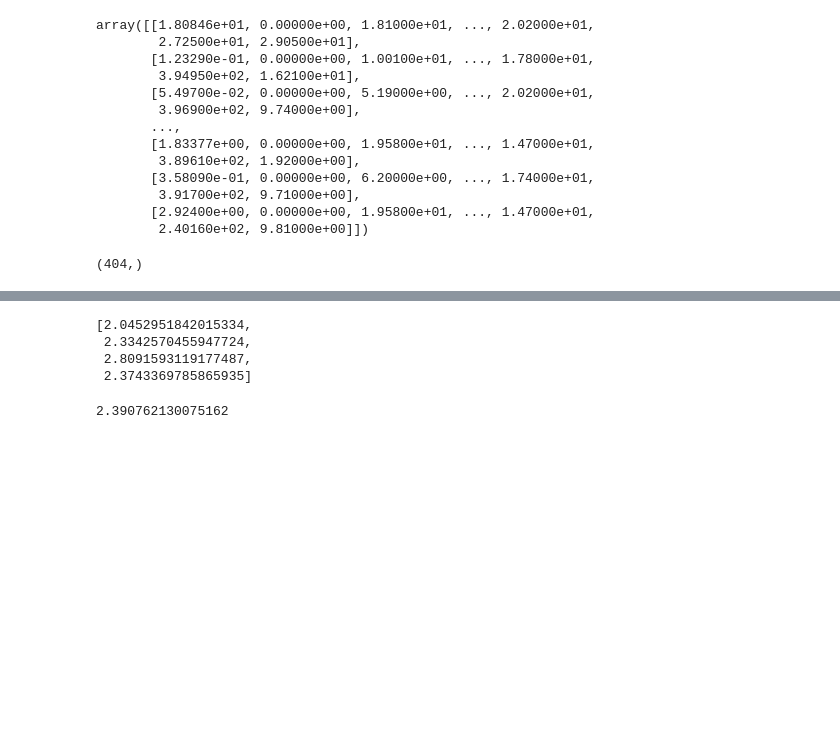
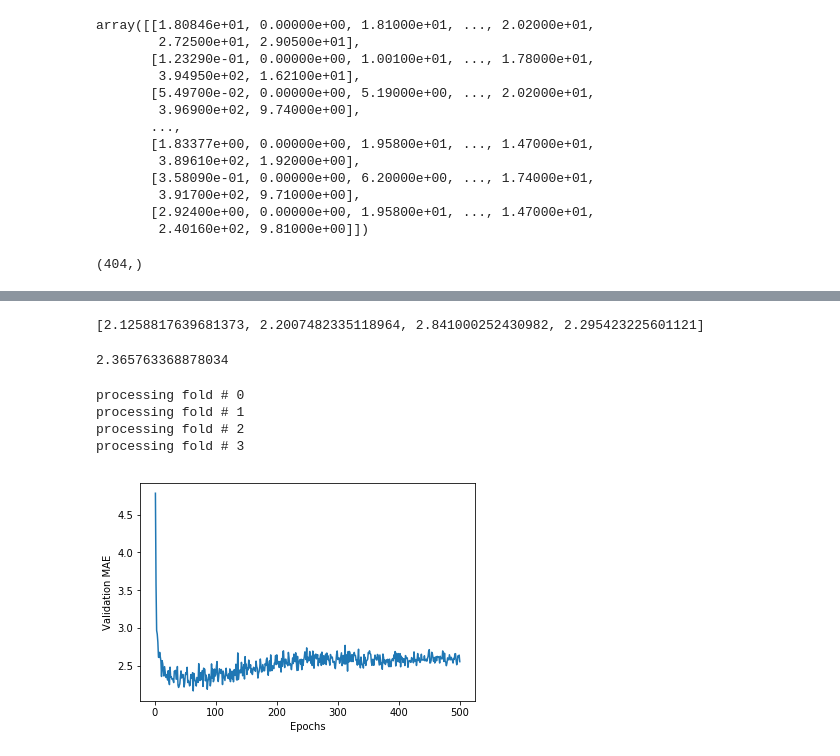
Before and after one commit to DonghuiJin/deep-learning-in-Python, a Jupyter notebook: 3/3_7_predicting_house_prices.ipynb, the cells around one changed output, grey strips where cells are left out. Drawn from its saved outputs; the diff is of its cells as text; code cells hidden in the pictures; blank space fills up the shorter version.

```diff
--- a/3/3_7_predicting_house_prices.ipynb
+++ b/3/3_7_predicting_house_prices.ipynb
@@ -107,7 +107,7 @@ for i in range(k):
               partial_train_targets,
               epochs=num_epochs,
               batch_size=1,
-              verbose=0)
+              verbose=1)
     #在验证数据上评估模型
     val_mse, val_mae = model.evaluate(val_data, val_targets, verbose=0)
     all_scores.append(val_mae)
@@ -125,11 +132,67 @@ processing fold # 3
 # %%
 all_scores
 # %% [output]
-[2.0452951842015334,
- 2.3342570455947724,
- 2.8091593119177487,
- 2.3743369785865935]
+[2.1258817639681373, 2.2007482335118964, 2.841000252430982, 2.295423225601121]
 # %%
 np.mean(all_scores)
 # %% [output]
-2.390762130075162
+2.365763368878034
+# %%
+'''3_28 保存每折的验证结果
+2019_12_8
+'''
+num_epochs = 500
+all_mae_histories = []
+for i in range(k):
+    print('processing fold #', i)
+    #准备验证数据:第k个分区的数据
+    val_data = train_data[i * num_val_samples: (i + 1) * num_val_samples]
+    val_targets = train_targets[i * num_val_samples: (i + 1) * num_val_samples]
+
+    #准备训练数据:其他所有分区的数据
+    #concatenate()参数axis=0 就是对0轴的数组对象进行纵向的拼接
+    #axis=1就是横向的拼接
+    partial_train_data = np.concatenate(
+        [train_data[:i * num_val_samples],
+         train_data[(i + 1) * num_val_samples:]],
+        axis=0)
+    partial_train_targets = np.concatenate(
+        [train_targets[:i * num_val_samples],
+         train_targets[(i + 1) * num_val_samples:]],
+        axis=0)
+
+    #构建Keras模型(已编译)
+    model = build_model()
+    #训练模型(静默模式,verbose=0)
+    history = model.fit(partial_train_data,
+                        partial_train_targets,
+                        validation_data=(val_data, val_targets),
+                        epochs=num_epochs,
+                        batch_size=1,
+                        verbose=0)
+    mae_history = history.history['val_mean_absolute_error']
+    all_mae_histories.append(mae_history)
+# %% [output]
+processing fold # 0
+processing fold # 1
+processing fold # 2
+processing fold # 3
+# %%
+'''3_29 计算所有轮次中的K折验证分数平均值
+2019_12_8
+'''
+average_mae_history = [
+    np.mean([x[i] for x in all_mae_histories]) for i in range(num_epochs)
+]
+# %%
+'''3_30 绘制验证分数
+2019_12_8
+'''
+import matplotlib.pyplot as plt
+
+plt.plot(range(1, len(average_mae_history) + 1), average_mae_history)
+plt.xlabel('Epochs')
+plt.ylabel('Validation MAE')
+plt.show()
+# %% [output]
+[figure, added]
```
Also changed, not shown: parts of 4 cells of this notebook.
